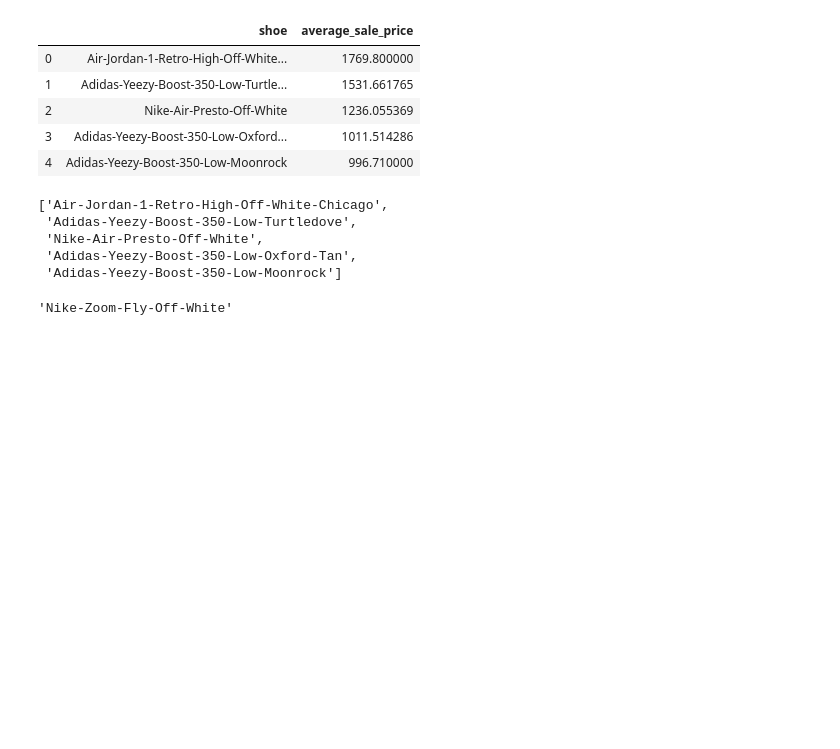
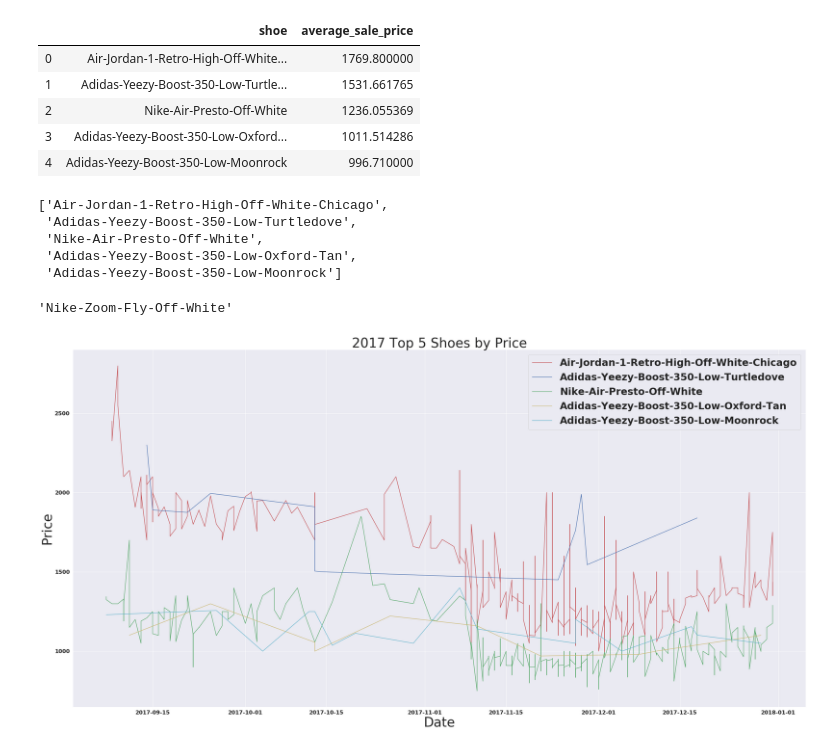
Before and after one commit to brandonmojica/stockx_price_predict, a Jupyter notebook: notebooks/stockx_price_predict.ipynb, the cells around one changed output. Drawn from its saved outputs; the diff is of its cells as text; code cells hidden in the pictures; blank space fills up the shorter version.

```diff
--- a/notebooks/stockx_price_predict.ipynb
+++ b/notebooks/stockx_price_predict.ipynb
@@ -1193,3 +1187,27 @@ shoe_2017_5 = stockx_2017[stockx_2017['shoe'] == 'Adidas-Yeezy-Boost-350-Low-Moo
 stockx_2017['shoe'].max()
 # %% [output]
 'Nike-Zoom-Fly-Off-White'
+# %%
+fig, ax = plt.subplots(figsize=(40,20))
+
+a = shoe_2017_1['Sale Price']
+b = shoe_2017_2['Sale Price']
+c = shoe_2017_3['Sale Price']
+d = shoe_2017_4['Sale Price']
+e = shoe_2017_5['Sale Price']
+
+plt.plot(a,'r',label="Air-Jordan-1-Retro-High-Off-White-Chicago")
+plt.plot(b,'b', label="Adidas-Yeezy-Boost-350-Low-Turtledove")
+plt.plot(c,'g',label="Nike-Air-Presto-Off-White")
+plt.plot(d,'y',label="Adidas-Yeezy-Boost-350-Low-Oxford-Tan")
+plt.plot(e,'c',label="Adidas-Yeezy-Boost-350-Low-Moonrock")
+
+plt.title('2017 Top 5 Shoes by Price',fontsize=40)
+plt.xlabel('Date',fontsize=40)
+plt.ylabel('Price',fontsize=40)
+
+plt.legend(prop={'size': 30})
+
+plt.show()
+# %% [output]
+[figure, added]
```
Also changed, not shown: parts of 11 cells of this notebook.
